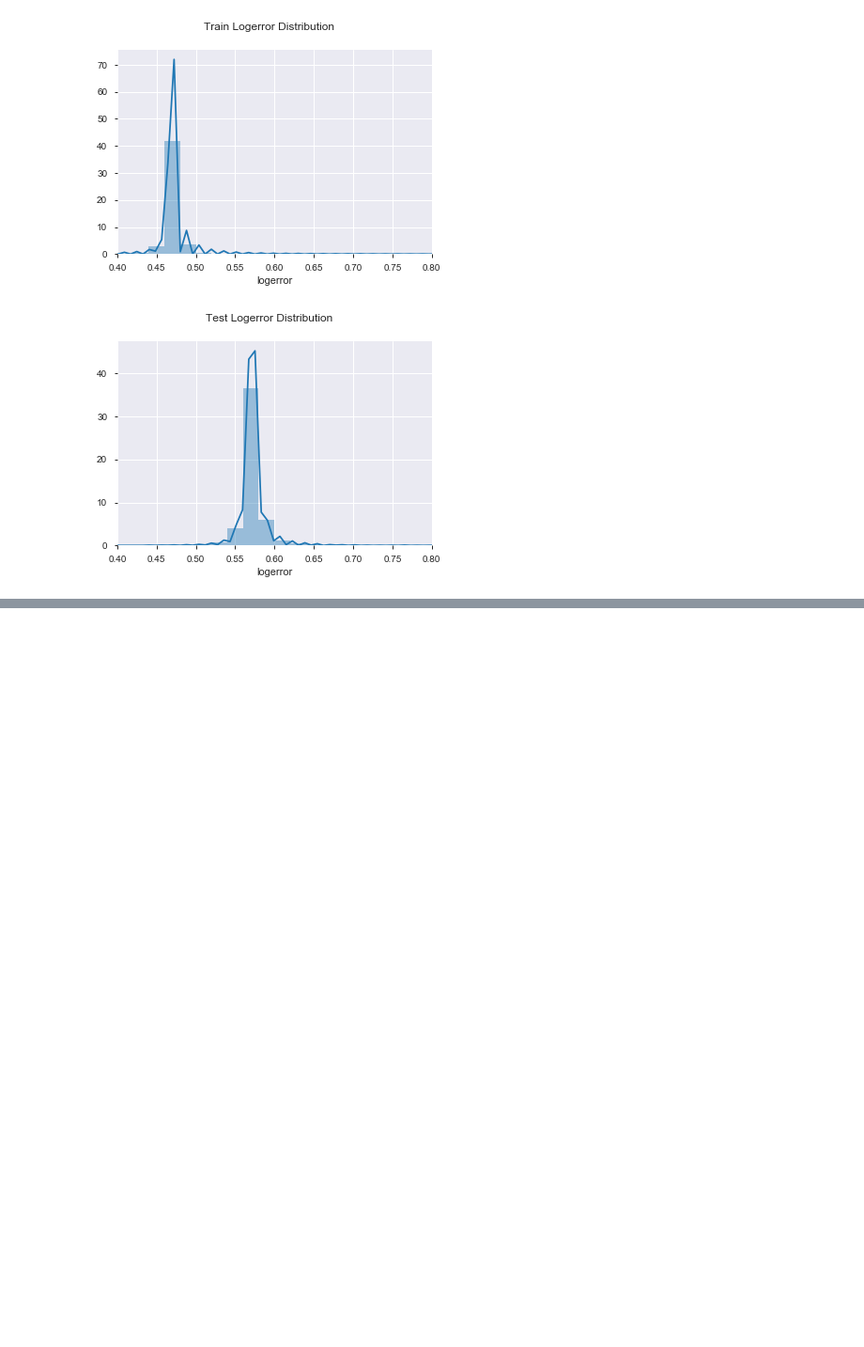
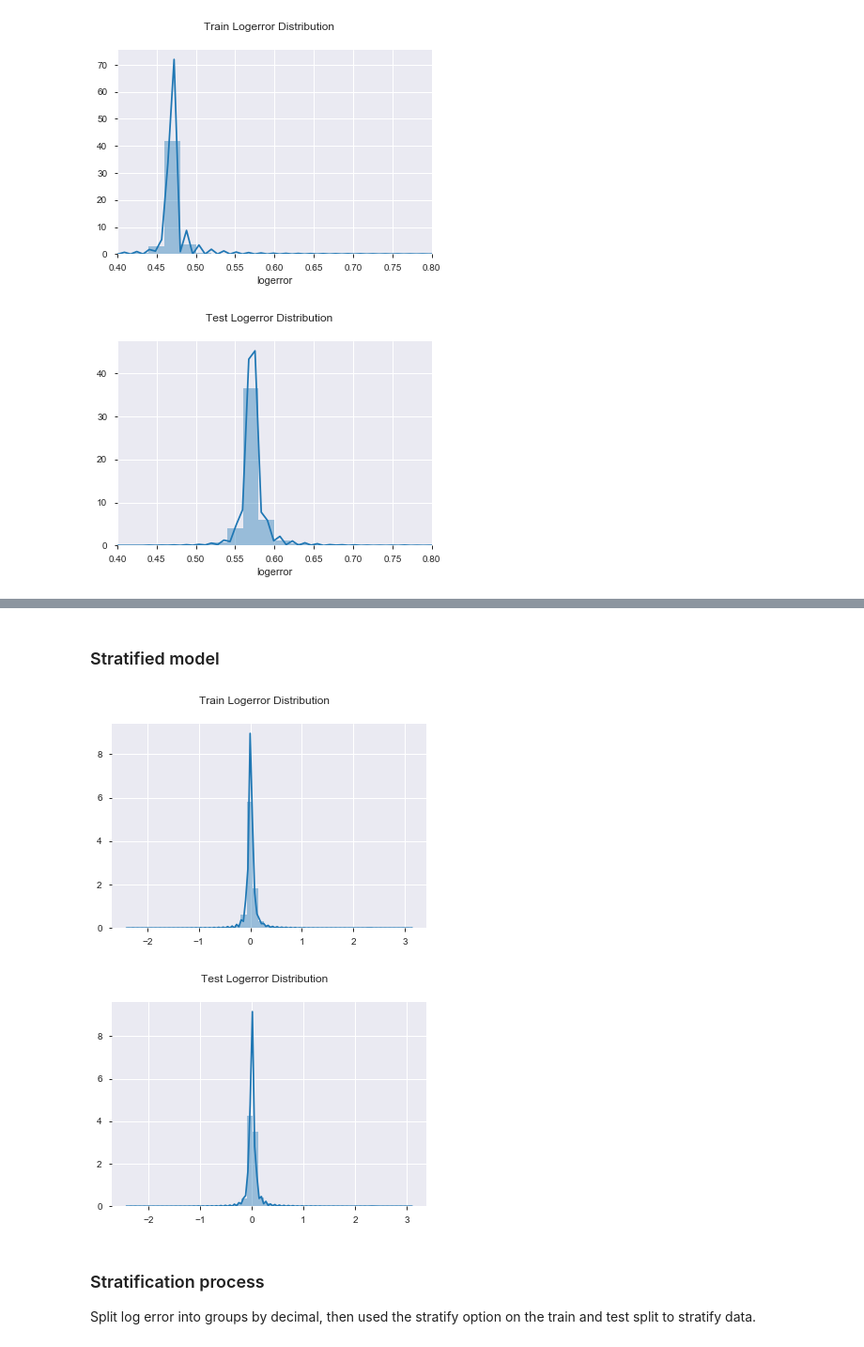
Before and after one commit to Zillow-SJ/Cluster_Zillow, a Jupyter notebook: model_final.ipynb, the cells around one changed output, grey strips where cells are left out. Shown at 94% size. Cells and saved outputs as stored; diff of their text form; code cells hidden in the pictures; blank space fills up the shorter version.

```diff
--- a/model_final.ipynb
+++ b/model_final.ipynb
@@ -244,0 +231,10 @@ explore_final.logerror_outliers()
+# %% [markdown]
+### Stratified model
+# %%
+a,b = explore_final.strat()
+# %% [output]
+[figure, added]
+[figure, added]
+# %% [markdown]
+### Stratification process
+Split log error into groups by decimal, then used the stratify option on the train and test split to stratify data.
```
Also changed, not shown: parts of 14 cells of this notebook, 4 other files.
